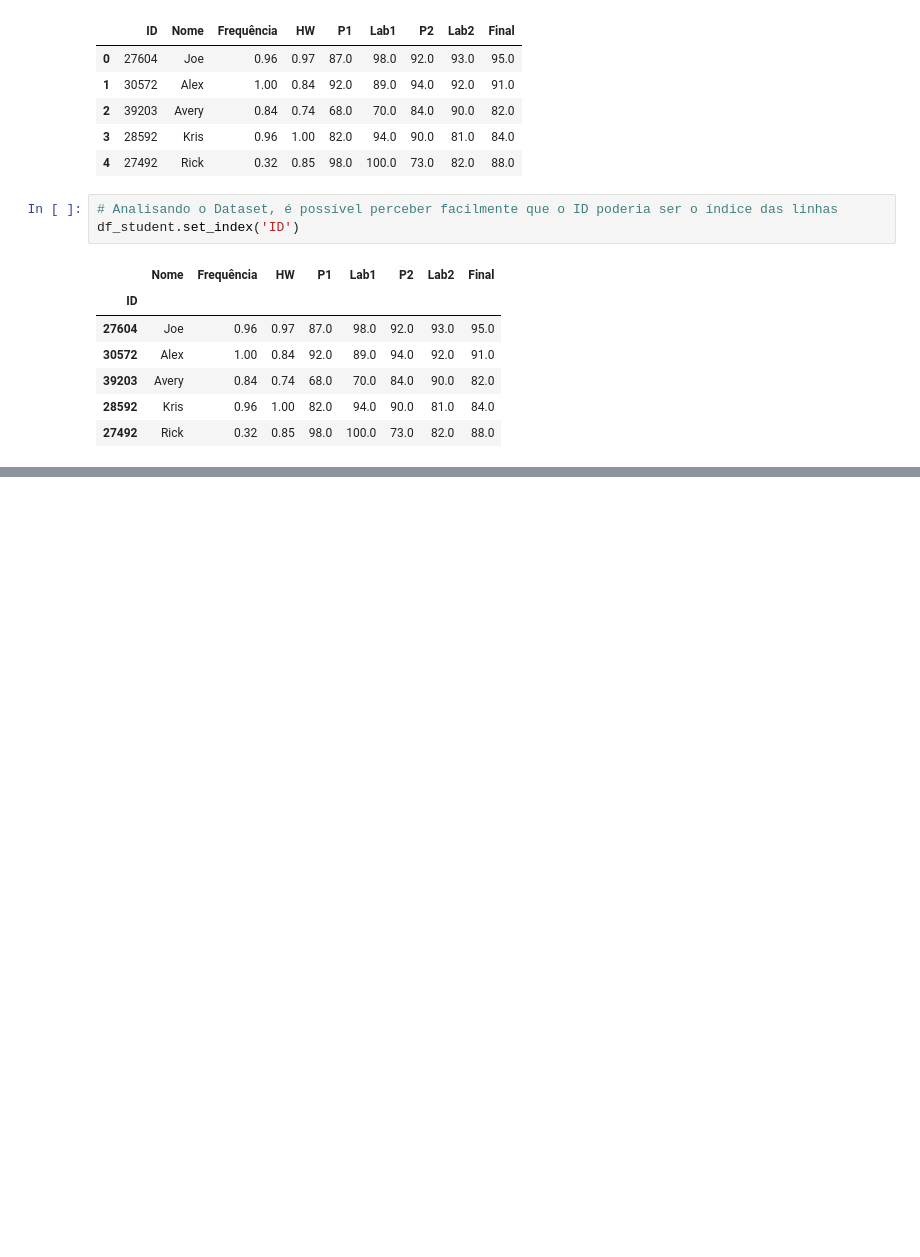
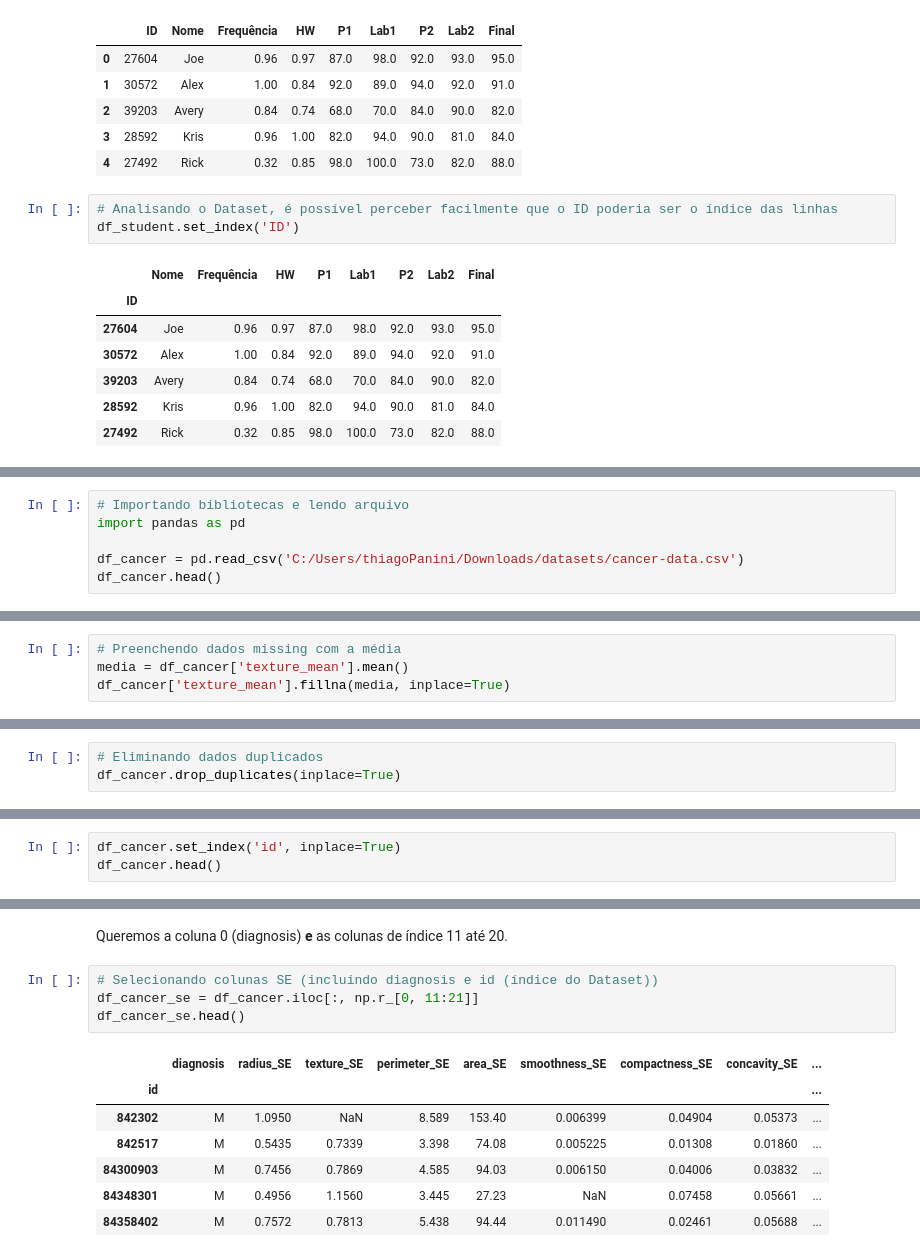
Before and after one commit to RobertoDelamora/data-science-academy, a Jupyter notebook: udacity/fundamentos-data-scientist-I/definitive-toolkit/Pandas_Tutorial.ipynb, the cells around one changed output, grey strips where cells are left out. Drawn from its saved outputs; the diff is of its cells as text; blank space fills up the shorter version.

Commit message:
definitive-toolkit for pandas

```diff
--- a/udacity/fundamentos-data-scientist-I/definitive-toolkit/Pandas_Tutorial.ipynb
+++ b/udacity/fundamentos-data-scientist-I/definitive-toolkit/Pandas_Tutorial.ipynb
@@ -381,0 +1105,6 @@ df_student.set_index('ID')
+# %%
+# Importando bibliotecas e lendo arquivo
+import pandas as pd
+
+df_cancer = pd.read_csv('C:/Users/thiagoPanini/Downloads/datasets/cancer-data.csv')
+df_cancer.head()
@@ -381,0 +1158,4 @@ df_student.set_index('ID')
+# %%
+# Preenchendo dados missing com a média
+media = df_cancer['texture_mean'].mean()
+df_cancer['texture_mean'].fillna(media, inplace=True)
@@ -381,0 +1179,3 @@ df_student.set_index('ID')
+# %%
+# Eliminando dados duplicados
+df_cancer.drop_duplicates(inplace=True)
@@ -381,0 +1194,3 @@ df_student.set_index('ID')
+# %%
+df_cancer.set_index('id', inplace=True)
+df_cancer.head()
@@ -381,0 +1288,14 @@ df_student.set_index('ID')
+# %% [markdown]
+Queremos a coluna 0 (diagnosis) <b>e</b> as colunas de índice 11 até 20.
+# %%
+# Selecionando colunas SE (incluindo diagnosis e id (índice do Dataset))
+df_cancer_se = df_cancer.iloc[:, np.r_[0, 11:21]]
+df_cancer_se.head()
+# %% [output]
+|  | diagnosis | radius_SE | texture_SE | perimeter_SE | area_SE | smoothness_SE | compactness_SE | concavity_SE | ... |
+| id |  |  |  |  |  |  |  |  | ... |
+| 842302 | M | 1.0950 | NaN | 8.589 | 153.40 | 0.006399 | 0.04904 | 0.05373 | ... |
+| 842517 | M | 0.5435 | 0.7339 | 3.398 | 74.08 | 0.005225 | 0.01308 | 0.01860 | ... |
+| 84300903 | M | 0.7456 | 0.7869 | 4.585 | 94.03 | 0.006150 | 0.04006 | 0.03832 | ... |
+| 84348301 | M | 0.4956 | 1.1560 | 3.445 | 27.23 | NaN | 0.07458 | 0.05661 | ... |
+| 84358402 | M | 0.7572 | 0.7813 | 5.438 | 94.44 | 0.011490 | 0.02461 | 0.05688 | ... |
```
Also changed, not shown: parts of 140 cells of this notebook.
